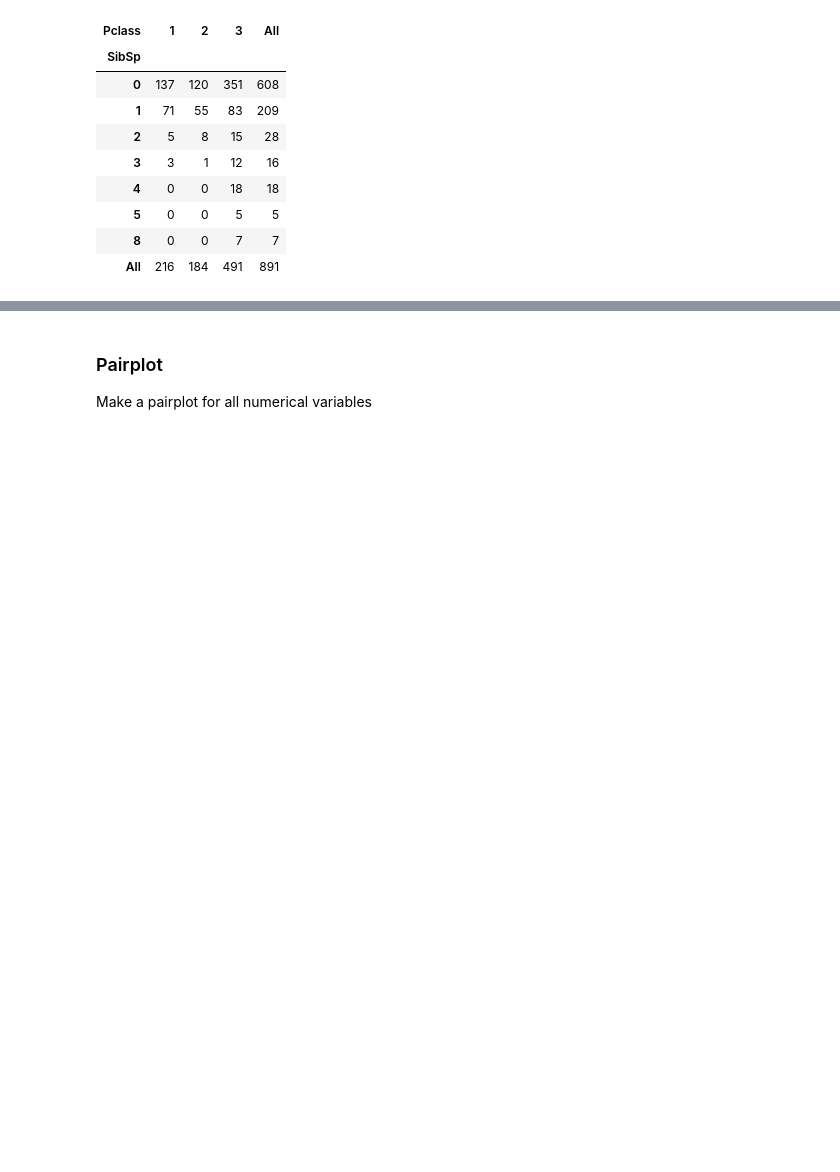
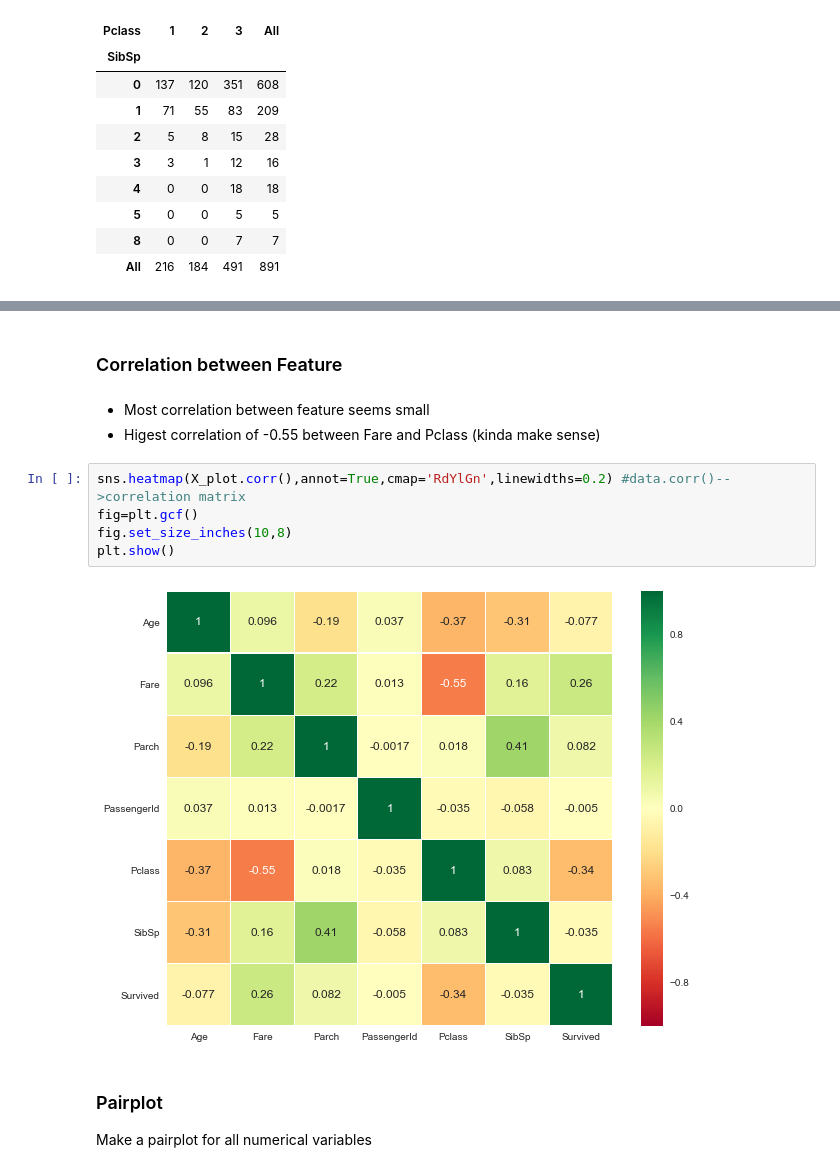
Before and after one commit to Theerit/Kaggle_Titanic, a Jupyter notebook: Titanic.ipynb, the cells around one changed output, grey strips where cells are left out. Cells and saved outputs as stored; diff of their text form; blank space fills up the shorter version.

```diff
--- a/Titanic.ipynb
+++ b/Titanic.ipynb
@@ -403,3 +444,15 @@ pd.crosstab(X_plot.SibSp,X_plot.Pclass,margins=True).style.background_gradient(c
+# %% [markdown]
+### Correlation between Feature
+# %% [markdown]
+- Most correlation between feature seems small
+- Higest correlation of -0.55 between Fare and Pclass (kinda make sense)
+# %%
+sns.heatmap(X_plot.corr(),annot=True,cmap='RdYlGn',linewidths=0.2) #data.corr()-->correlation matrix
+fig=plt.gcf()
+fig.set_size_inches(10,8)
+plt.show()
+# %% [output]
+[figure, added]
 # %% [markdown]
 ### Pairplot
 Make a pairplot for all numerical variables
```
Also changed, not shown: parts of 7 cells of this notebook.
